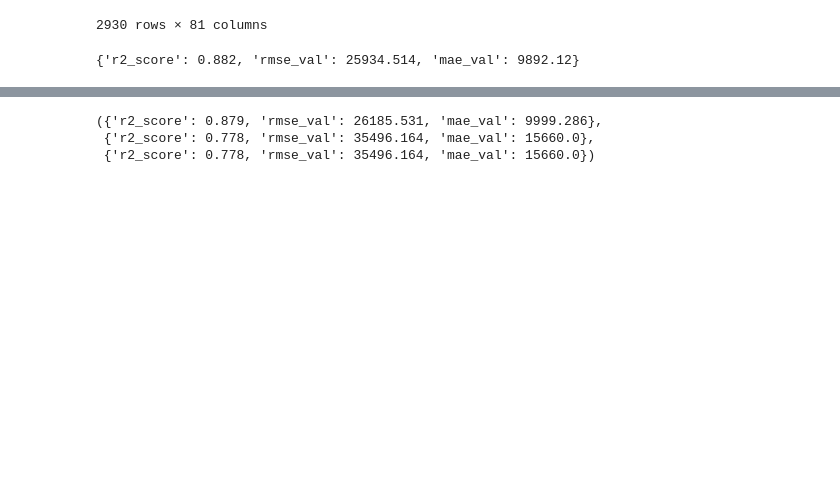
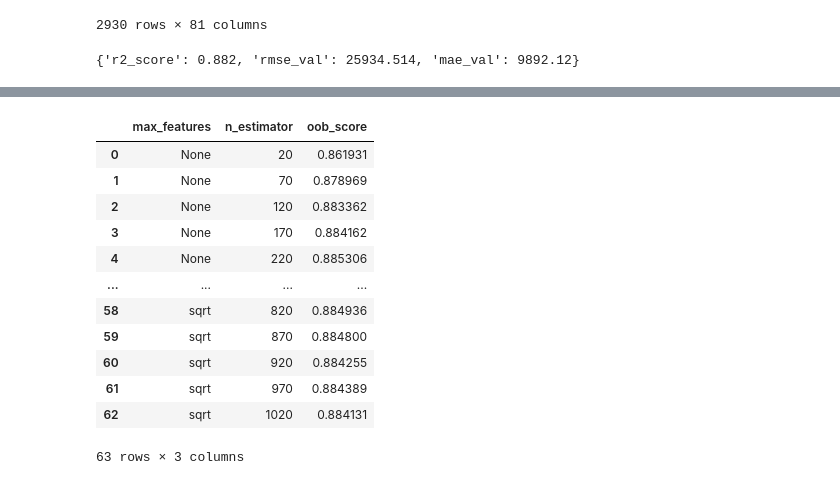
Before and after one commit to tomaspemora/desafio-latam-tareas-BA-TP, a Jupyter notebook: machine_learning/desafio_evaluado_4/desafio_4.ipynb, the cells around one changed output, grey strips where cells are left out. Cells and saved outputs as stored; diff of their text form; code cells hidden in the pictures; blank space fills up the shorter version.

```diff
--- a/machine_learning/desafio_evaluado_4/desafio_4.ipynb
+++ b/machine_learning/desafio_evaluado_4/desafio_4.ipynb
@@ -78,9 +99,5 @@ rf_scores
 # %%
-metrics = {
-        'r2_score': r2_score,
-        'rmse_val': lambda x,y: np.sqrt(mean_squared_error(x,y)),
-        'mae_val': median_absolute_error
-        }
+
 params = {
     'model__max_features': [None, 'log2', 'sqrt'],
     'model__n_estimators': np.arange(20,1050,50)
@@ -90,9 +107,9 @@ params = {
 oob_score = {}
 for param1 in params['model__max_features']:
     for param2 in params['model__n_estimators']:
-        pipe_rf = Pipeline(steps=[('model', RandomForestRegressor(random_state=11238, oob_score=True))])
-        pipe_rf.fit(X_train, y_train)
-        oob_score[str(param1)+'__'+str(param2)] = pipe_rf.named_steps.model.oob_score_
+        pipe_rf_iterator = Pipeline(steps=[('model', RandomForestRegressor(random_state=11238, oob_score=True, max_features=param1, n_estimators=param2))])
+        pipe_rf_iterator.fit(X_train, y_train)
+        oob_score[str(param1)+'__'+str(param2)] = pipe_rf_iterator.named_steps.model.oob_score_
         # scores = hp.report_regression_metrics(pipe_rf, X_test, y_test, metrics)
 
 # search = GridSearchCV(pipe_rf, params, cv=5, scoring='r2', n_jobs=-1)
@@ -101,7 +118,21 @@ for param1 in params['model__max_features']:
 # search_scores_dt_1 = hp.report_regression_metrics(datos_companeros[0]['model'], X_test, y_test, metrics)
 # search_scores_dt_2 = hp.report_regression_metrics(datos_companeros[1]['model'], X_test, y_test, metrics)
 # search_scores_rf, search_scores_dt_1, search_scores_dt_2
-# %% [output]
-({'r2_score': 0.879, 'rmse_val': 26185.531, 'mae_val': 9999.286},
- {'r2_score': 0.778, 'rmse_val': 35496.164, 'mae_val': 15660.0},
- {'r2_score': 0.778, 'rmse_val': 35496.164, 'mae_val': 15660.0})
+# %%
+oob_df = pd.DataFrame([tuple(k.split("__") + [v]) for k, v in oob_score.items()])
+oob_df.columns = ["max_features", "n_estimator", "oob_score"]
+oob_df
+# %% [output]
+|  | max_features | n_estimator | oob_score |
+| 0 | None | 20 | 0.861931 |
+| 1 | None | 70 | 0.878969 |
+| 2 | None | 120 | 0.883362 |
+| 3 | None | 170 | 0.884162 |
+| 4 | None | 220 | 0.885306 |
+| ... | ... | ... | ... |
+| 58 | sqrt | 820 | 0.884936 |
+| 59 | sqrt | 870 | 0.884800 |
+| 60 | sqrt | 920 | 0.884255 |
+| 61 | sqrt | 970 | 0.884389 |
+| 62 | sqrt | 1020 | 0.884131 |
+63 rows × 3 columns
```
Also changed, not shown: parts of 12 cells of this notebook.
